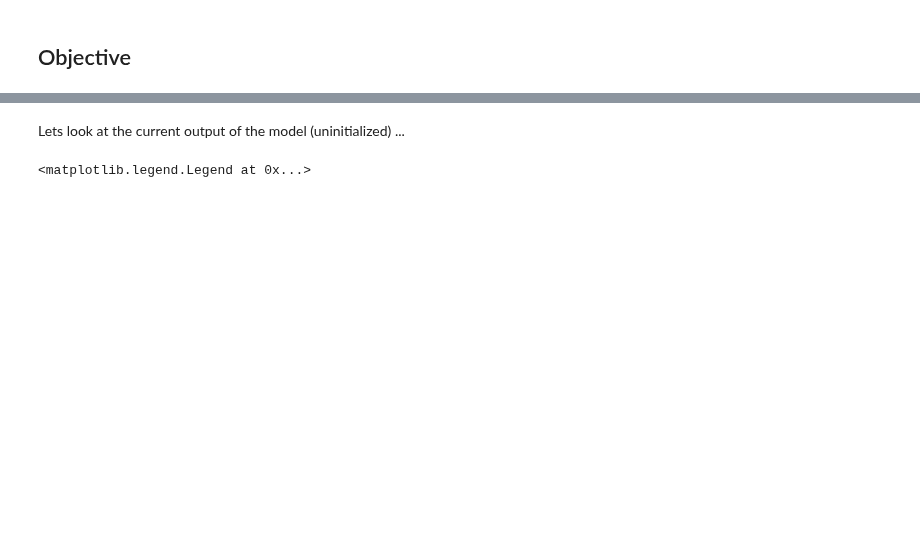
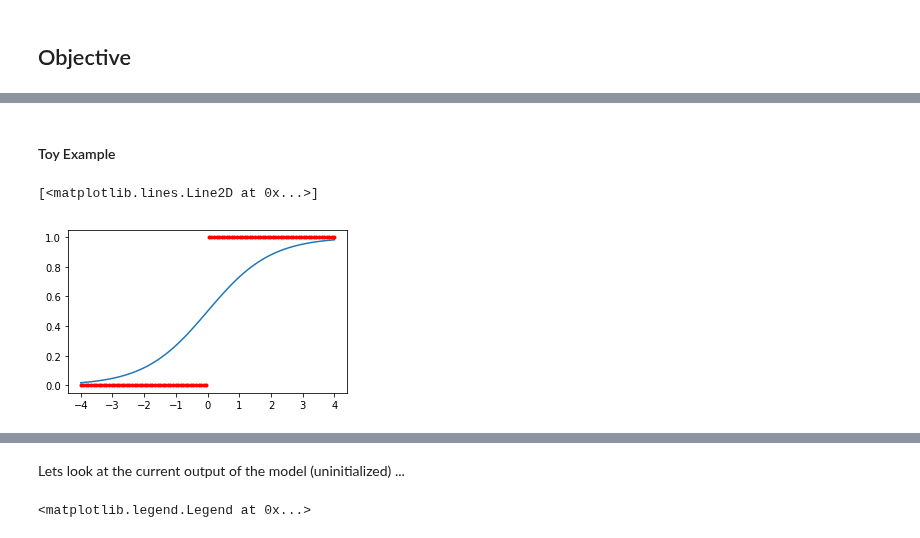
Before and after one commit to rkwitt/teaching, a Jupyter notebook: WS1819/CV/material/code/LogisticRegression.ipynb, the cells around one changed output, grey strips where cells are left out. Saved outputs shown, nothing was run; the diff lists cells and outputs as text; code cells hidden in the pictures; blank space fills up the shorter version.

```diff
--- a/WS1819/CV/material/code/LogisticRegression.ipynb
+++ b/WS1819/CV/material/code/LogisticRegression.ipynb
@@ -70,0 +88,30 @@ Note that we have left-out the inner product notation $\langle \cdot,\cdot \rang
+# %% [markdown]
+#### Toy Example
+# %%
+import math
+
+# True paramters
+w_true = +1
+b_true = 0 # for simplicity
+
+# Get x values linearly spaced in [-4,4]
+x = np.linspace(-4,4,100)
+
+# Compute <w, x> + b
+y = (w_true*x + b_true)
+
+# Define the sigmoid function
+sigm = lambda x: 1/(1+math.exp(-x))
+
+# Map all values of y to sigm(y)
+y = np.array(list(map(sigm, y)))
+
+# Create a 0/1 labels by setting all values in y>=0.5 to 1, others to 0
+z = np.array(list(map(lambda y: 1 if y>=0.5 else 0, y)))
+
+plt.figure(figsize=(5,3))
+plt.plot(x,y)
+plt.plot(x,z,'r.')
+# %% [output]
+[<matplotlib.lines.Line2D at 0x...>]
+[figure, added]
```
Also changed, not shown: parts of 32 cells of this notebook, 1 other file.
